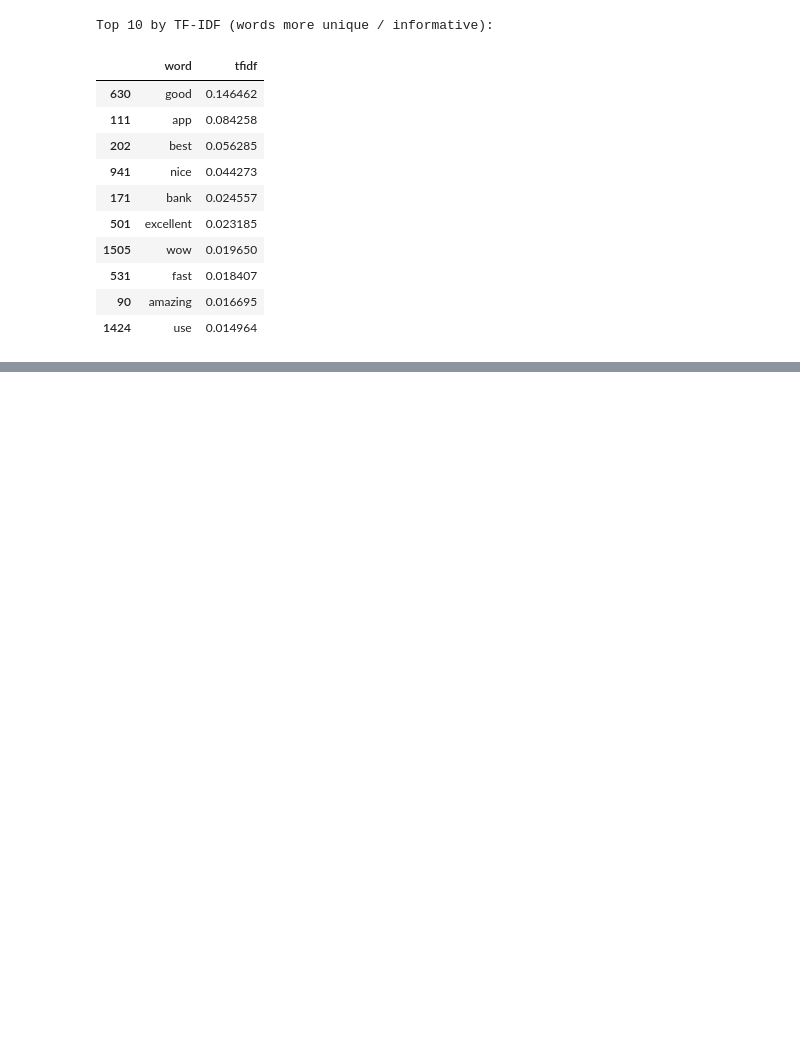
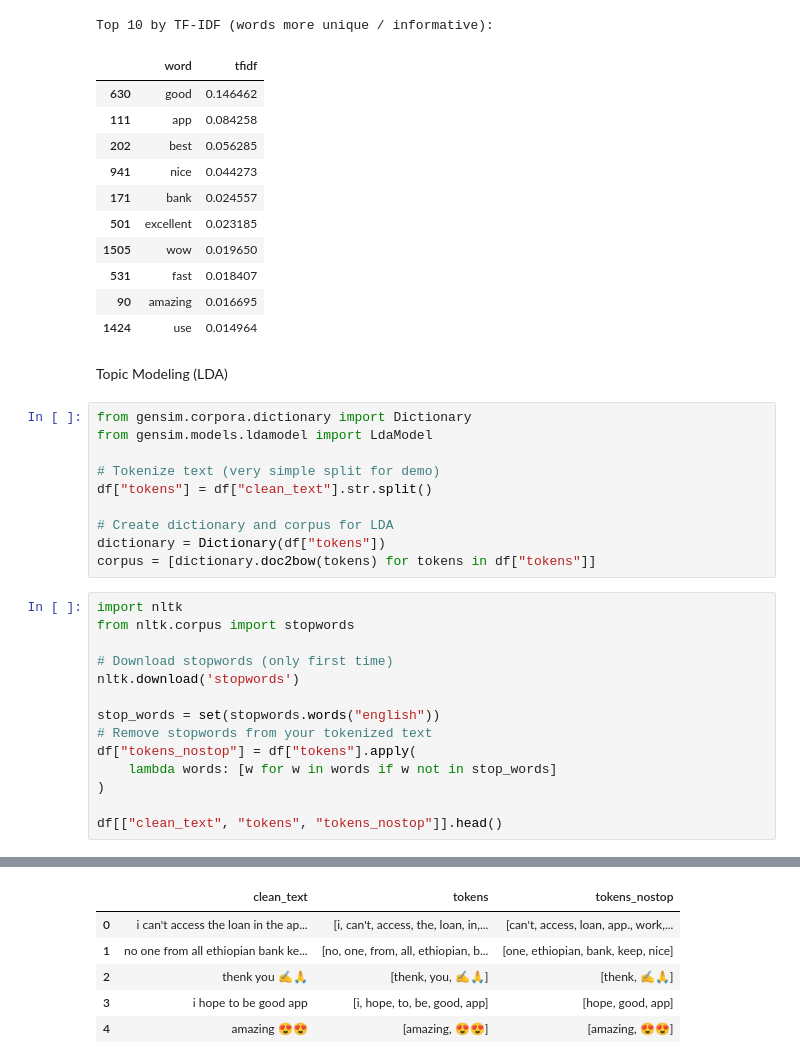
Before and after one commit to Feven777/Customer_experiance_analysis_for_fintech_apps, a Jupyter notebook: Scripts/sentiment_analysis.ipynb, the cells around one changed output, grey strips where cells are left out. Saved outputs shown, nothing was run; the diff lists cells and outputs as text; blank space fills up the shorter version.

Commit message:
remove stop words

```diff
--- a/Scripts/sentiment_analysis.ipynb
+++ b/Scripts/sentiment_analysis.ipynb
@@ -177,3 +177,30 @@ Top 10 by TF-IDF (words more unique / informative):
 | 531 | fast | 0.018407 |
 | 90 | amazing | 0.016695 |
 | 1424 | use | 0.014964 |
+# %% [markdown]
+Topic Modeling (LDA)
+# %%
+from gensim.corpora.dictionary import Dictionary
+from gensim.models.ldamodel import LdaModel
+
+# Tokenize text (very simple split for demo)
+df["tokens"] = df["clean_text"].str.split()
+
+# Create dictionary and corpus for LDA
+dictionary = Dictionary(df["tokens"])
+corpus = [dictionary.doc2bow(tokens) for tokens in df["tokens"]]
+# %%
+import nltk
+from nltk.corpus import stopwords
+
+# Download stopwords (only first time)
+nltk.download('stopwords')
+
+stop_words = set(stopwords.words("english"))
+# Remove stopwords from your tokenized text
+df["tokens_nostop"] = df["tokens"].apply(
+    lambda words: [w for w in words if w not in stop_words]
+)
+
+df[["clean_text", "tokens", "tokens_nostop"]].head()
+# %% [output]
@@ -179,0 +210,6 @@ Top 10 by TF-IDF (words more unique / informative):
+|  | clean_text | tokens | tokens_nostop |
+| 0 | i can't access the loan in the ap... | [i, can't, access, the, loan, in,... | [can't, access, loan, app., work,... |
+| 1 | no one from all ethiopian bank ke... | [no, one, from, all, ethiopian, b... | [one, ethiopian, bank, keep, nice] |
+| 2 | thenk you ✍️🙏 | [thenk, you, ✍️🙏] | [thenk, ✍️🙏] |
+| 3 | i hope to be good app | [i, hope, to, be, good, app] | [hope, good, app] |
+| 4 | amazing 😍😍 | [amazing, 😍😍] | [amazing, 😍😍] |
```
Also changed, not shown: parts of 1 cell of this notebook.
